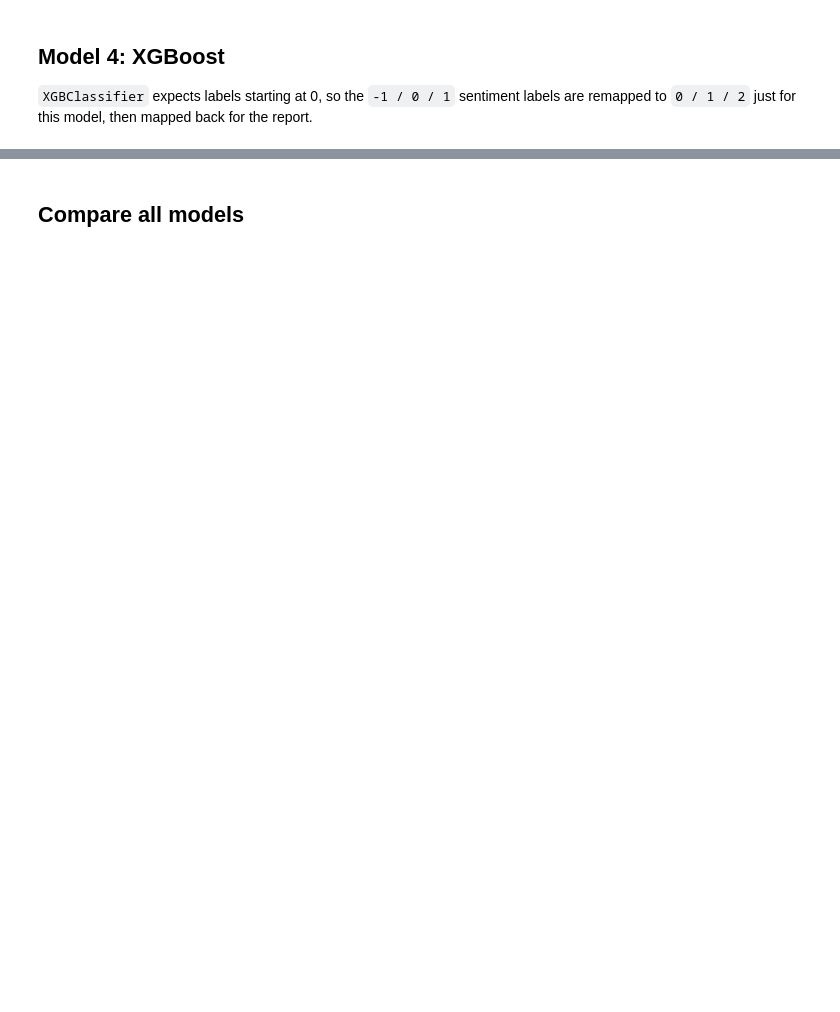
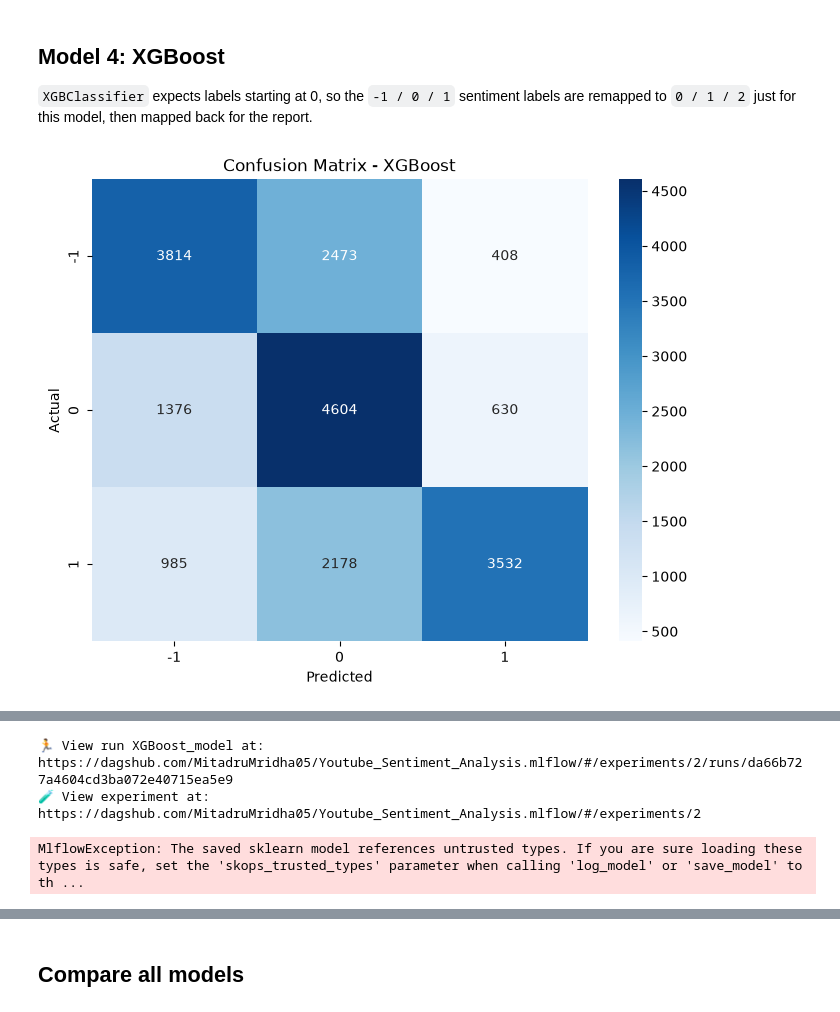
Before and after one commit to MitadruMridha05/Youtube_Sentiment_Analysis, a Jupyter notebook: Notebook/experiment_2_xgboost_model.ipynb, the cells around one changed output, grey strips where cells are left out. Cells and saved outputs as stored; diff of their text form; code cells hidden in the pictures; blank space fills up the shorter version.

Commit message:
5 models have been successfully made

```diff
--- a/Notebook/experiment_2_xgboost_model.ipynb
+++ b/Notebook/experiment_2_xgboost_model.ipynb
@@ -81,7 +98,8 @@ reused for every model below.
 # %%
 import os
 
-ARTIFACT_DIR = "artifacts"
+ARTIFACT_DIR = r"C:\Users\mitad\OneDrive\Documents\coding_maxxing\sentiment_analysing_project\artifacts"
+
 os.makedirs(ARTIFACT_DIR, exist_ok=True)
 
 
@@ -224,35 +260,32 @@ with mlflow.start_run(run_name="XGBoost_model"):
         mlflow.log_param(param_name, param_value)
 
     xgb_model.fit(x_train, y_train_xgb)
     y_pred_xgb = xgb_model.predict(x_test)
 
     # Map predictions back to the original -1 / 0 / 1 labels for reporting
     y_pred = pd.Series(y_pred_xgb).map(inverse_label_map)
 
     xgb_accuracy = accuracy_score(y_test, y_pred)
     mlflow.log_metric("accuracy", xgb_accuracy)
 
     classification_rep = classification_report(y_test, y_pred, output_dict=True)
     for label, metrics in classification_rep.items():
         if label not in ["accuracy", "macro avg", "weighted avg"]:
             for metric_name, metric_value in metrics.items():
                 mlflow.log_metric(f"{label}_{metric_name}", metric_value)
 
     conf_matrix = confusion_matrix(y_test, y_pred)
     plt.figure(figsize=(8, 6))
     sns.heatmap(
         conf_matrix, annot=True, fmt="d", cmap="Blues",
         xticklabels=np.unique(y), yticklabels=np.unique(y),
     )
     plt.xlabel("Predicted")
     plt.ylabel("Actual")
     plt.title("Confusion Matrix - XGBoost")
 
     artifact_path = os.path.join(ARTIFACT_DIR, "confusion_matrix_XGBoost.png")
     plt.savefig(artifact_path, bbox_inches="tight")
     plt.show()
-
-    mlflow.log_artifact(artifact_path, artifact_path="plots")
-    mlflow.sklearn.log_model(xgb_model, "XGBClassifier")
-
-    print(f"XGBoost — accuracy: {xgb_accuracy:.4f}")
+# %% [output]
+[figure, added]
@@ -258,0 +293,3 @@ with mlflow.start_run(run_name="XGBoost_model"):
+🏃 View run XGBoost_model at: https://dagshub.com/MitadruMridha05/Youtube_Sentiment_Analysis.mlflow/#/experiments/2/runs/da66b727a4604cd3ba072e40715ea5e9
+🧪 View experiment at: https://dagshub.com/MitadruMridha05/Youtube_Sentiment_Analysis.mlflow/#/experiments/2
+MlflowException: The saved sklearn model references untrusted types. If you are sure loading these types is safe, set the 'skops_trusted_types' parameter when calling 'log_model' or 'save_model' to th ...
```
Also changed, not shown: parts of 12 cells of this notebook, 3 other files.
